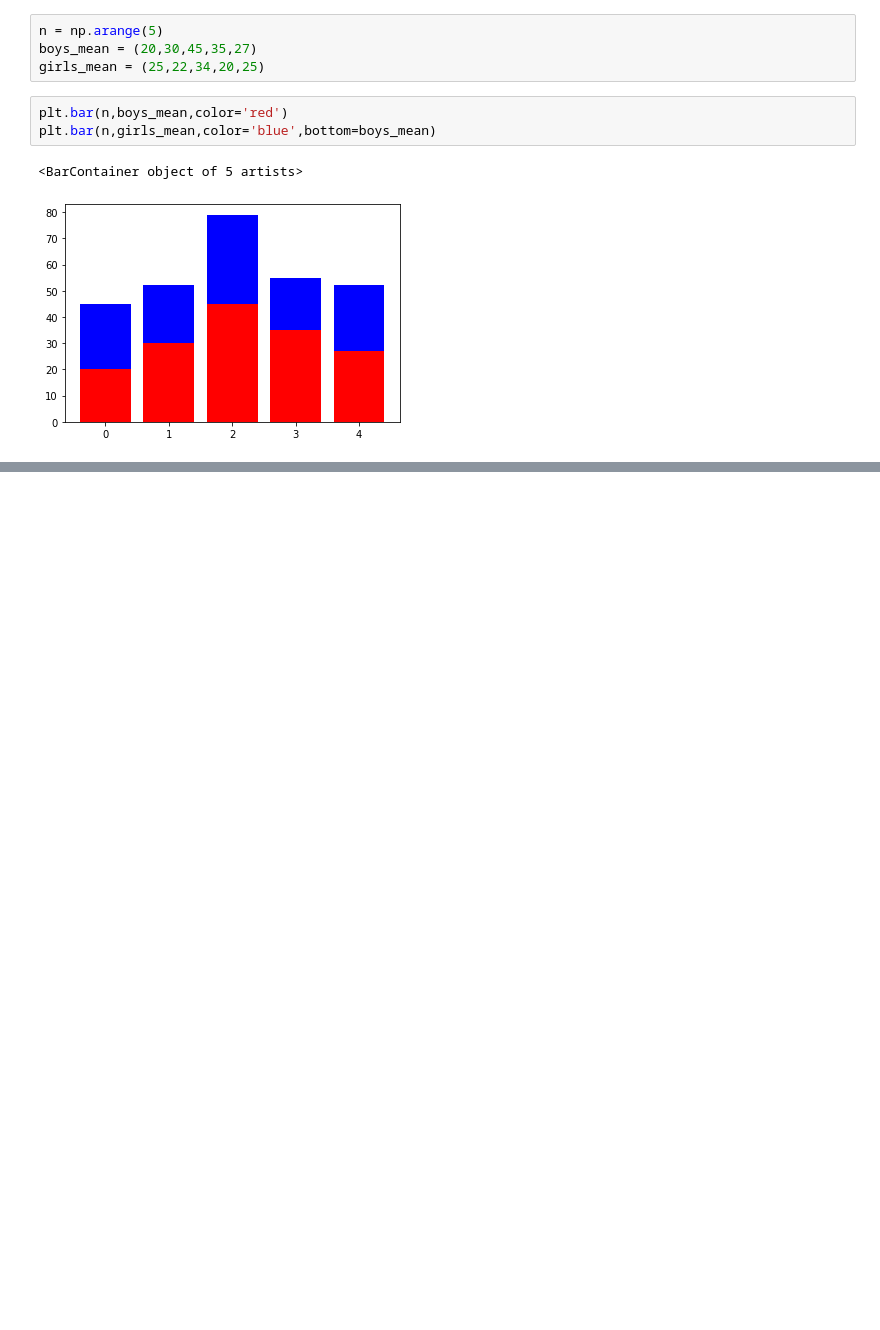
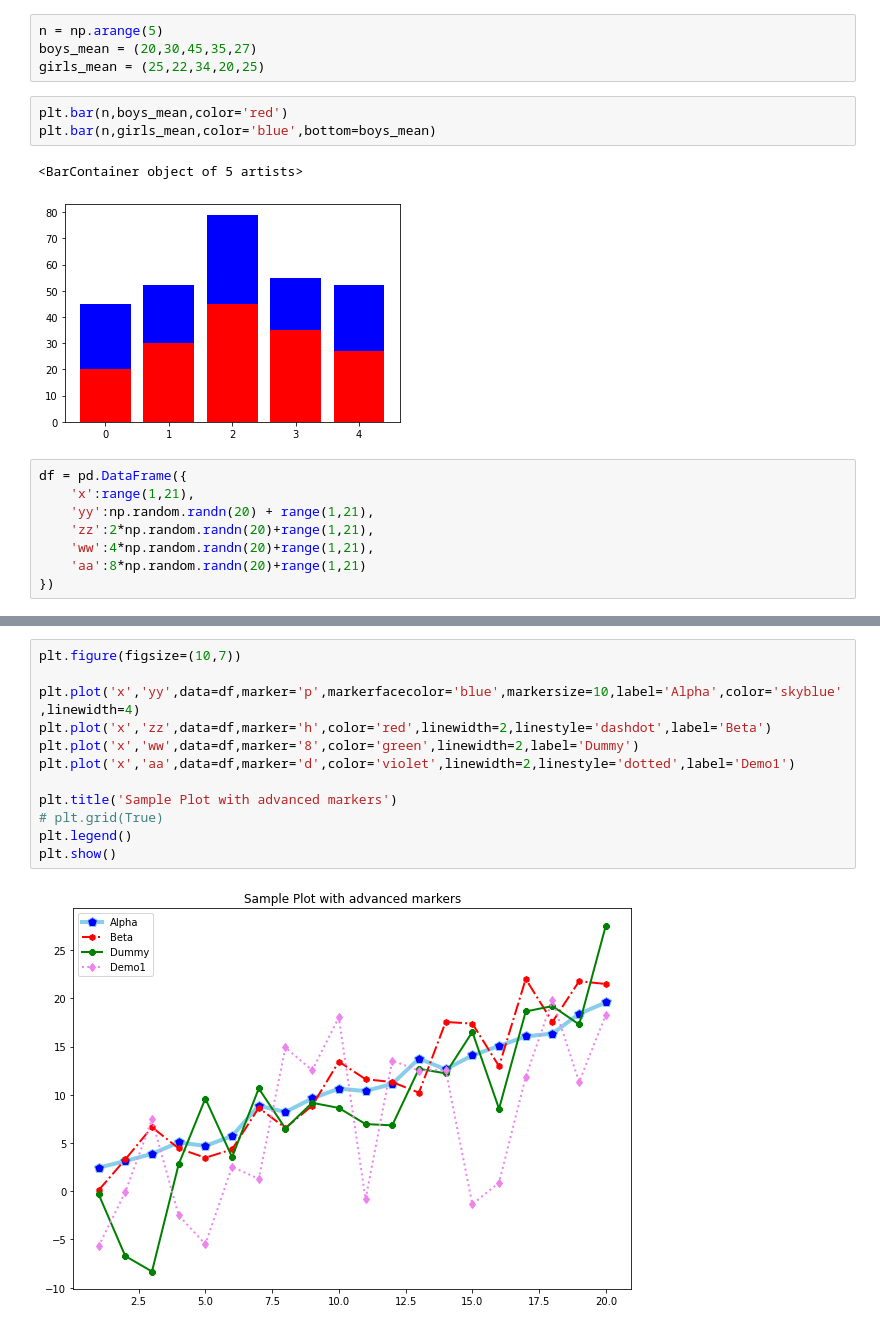
Before and after one commit to mavrick08/AWP-Dec2022, a Jupyter notebook: Matplotlib.ipynb, the cells around one changed output, grey strips where cells are left out. Cells and saved outputs as stored; diff of their text form; blank space fills up the shorter version.

```diff
--- a/Matplotlib.ipynb
+++ b/Matplotlib.ipynb
@@ -322,3 +322,11 @@ plt.bar(n,girls_mean,color='blue',bottom=boys_mean)
 # %% [output]
 <BarContainer object of 5 artists>
 [figure]
+# %%
+df = pd.DataFrame({
+    'x':range(1,21),
+    'yy':np.random.randn(20) + range(1,21),
+    'zz':2*np.random.randn(20)+range(1,21),
+    'ww':4*np.random.randn(20)+range(1,21),
+    'aa':8*np.random.randn(20)+range(1,21)
+})
@@ -324,0 +353,14 @@ plt.bar(n,girls_mean,color='blue',bottom=boys_mean)
+# %%
+plt.figure(figsize=(10,7))
+
+plt.plot('x','yy',data=df,marker='p',markerfacecolor='blue',markersize=10,label='Alpha',color='skyblue',linewidth=4)
+plt.plot('x','zz',data=df,marker='h',color='red',linewidth=2,linestyle='dashdot',label='Beta')
+plt.plot('x','ww',data=df,marker='8',color='green',linewidth=2,label='Dummy')
+plt.plot('x','aa',data=df,marker='d',color='violet',linewidth=2,linestyle='dotted',label='Demo1')
+
+plt.title('Sample Plot with advanced markers')
+# plt.grid(True)
+plt.legend()
+plt.show()
+# %% [output]
+[figure, added]
```
Also changed, not shown: parts of 5 cells of this notebook, 1 other file.
